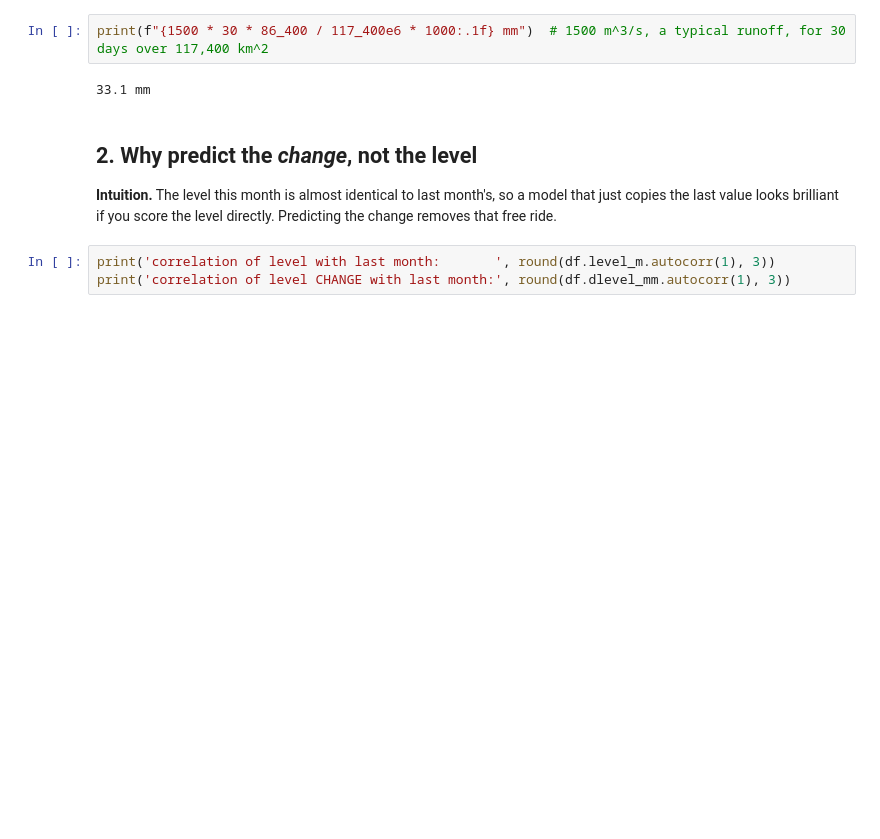
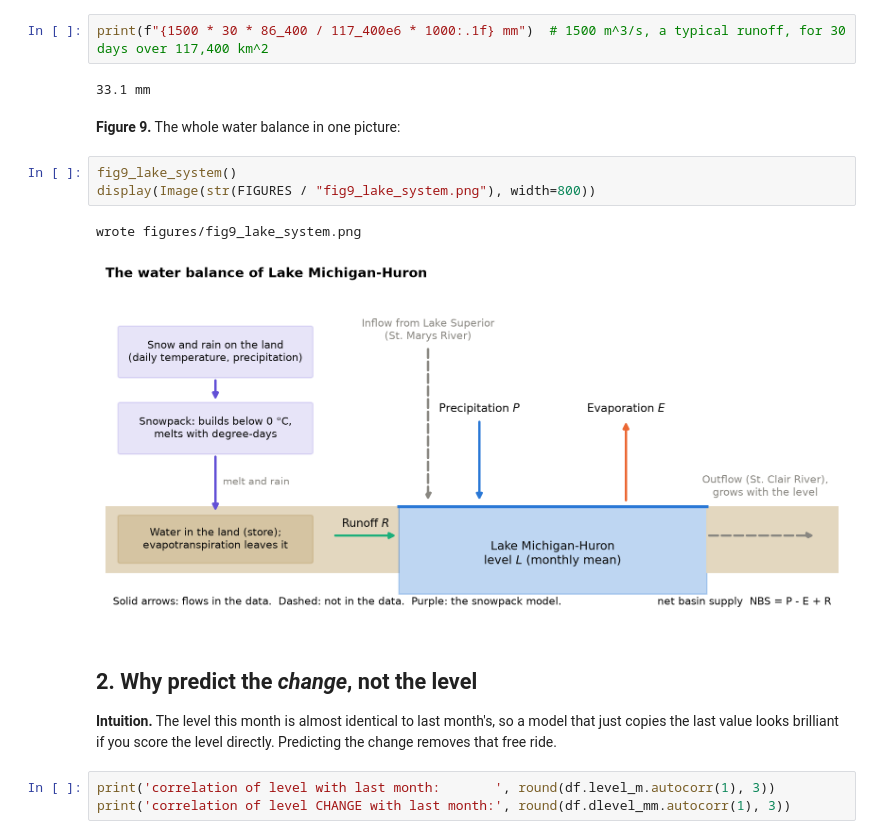
Before and after one commit to samuspdf/Great_Lakes_level, a Jupyter notebook: notebooks/main.ipynb, the cells around one changed output. Saved outputs shown, nothing was run; the diff lists cells and outputs as text; blank space fills up the shorter version.

```diff
--- a/notebooks/main.ipynb
+++ b/notebooks/main.ipynb
@@ -32,6 +32,14 @@ Runoff arrives in m³/s, so `runoff_to_depth_mm` spreads that volume over the la
 print(f"{1500 * 30 * 86_400 / 117_400e6 * 1000:.1f} mm")  # 1500 m^3/s, a typical runoff, for 30 days over 117,400 km^2
 # %% [output]
 33.1 mm
+# %% [markdown]
+**Figure 9.** The whole water balance in one picture:
+# %%
+fig9_lake_system()
+display(Image(str(FIGURES / "fig9_lake_system.png"), width=800))
+# %% [output]
+wrote figures/fig9_lake_system.png
+[figure, added]
 # %% [markdown]
 ## 2. Why predict the *change*, not the level
 
```
Also changed, not shown: parts of 7 cells of this notebook, 9 other files.
